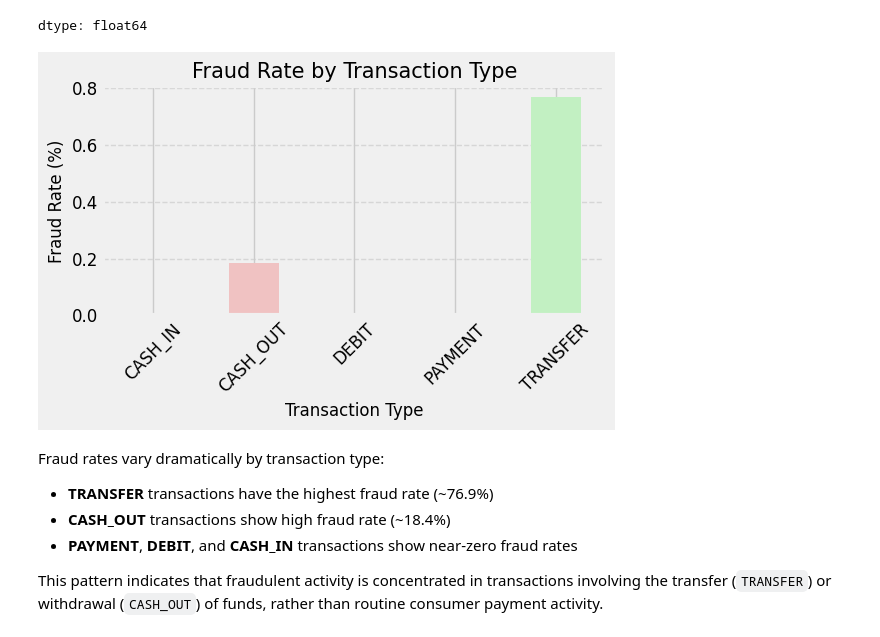
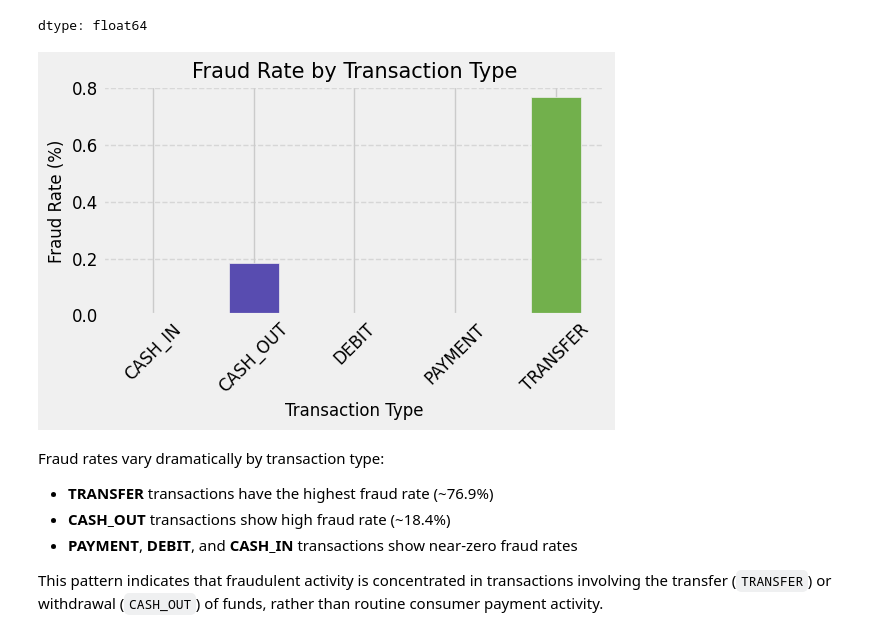
Before and after one commit to EsserMishelle/credit-card-fraud-detection-ml, a Jupyter notebook: fraud_detection.ipynb, the cells around one changed output. Drawn from its saved outputs; the diff is of its cells as text; code cells hidden in the pictures.

```diff
--- a/fraud_detection.ipynb
+++ b/fraud_detection.ipynb
@@ -173,29 +173,29 @@ dtype: float64
 # %%
 import matplotlib.pyplot as plt
 
 # Calculate fraud rate by transaction type
 fraud_by_type = transactions.groupby('type')['isFraud'].mean() * 100
 
 # Create a colorful bar chart
 plt.figure(figsize=(6, 4))
-colors = ['#ff9999', '#f0c2c2', '#99ff99', '#ffcc99', '#c2f0c2']  # Custom color palette
+colors = ['#ff9999', '#584cb0', '#99ff99', '#ffcc99', '#72b04c']  # Custom color palette
 fraud_by_type.plot(kind='bar', color=colors)
 
 # Add labels and title
 plt.ylabel('Fraud Rate (%)', fontsize=12, color='black')
 plt.xlabel('Transaction Type', fontsize=12, color='black')
 plt.title('Fraud Rate by Transaction Type', fontsize=15, color='black')
 plt.xticks(rotation=45, fontsize=12, color='black')
 plt.yticks(fontsize=12, color='black')
 
 # Show grid for readability
 plt.grid(axis='y', linestyle='--', alpha=0.7)
 
 # Display the chart
 plt.tight_layout()
 plt.show()
 # %% [output]
-[figure, old version]
+[figure, new version]
 # %% [markdown]
 Fraud rates vary dramatically by transaction type:
 - **TRANSFER** transactions have the highest fraud rate (~76.9%)
```
Also changed, not shown: parts of 7 cells of this notebook.
